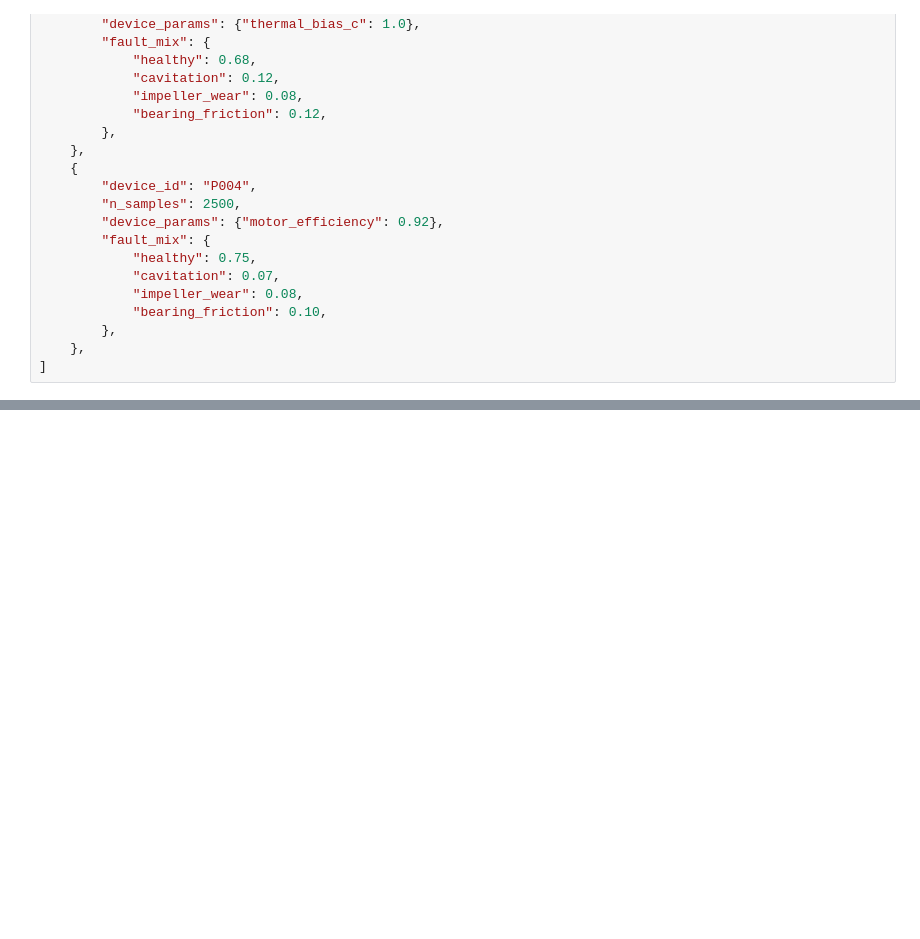
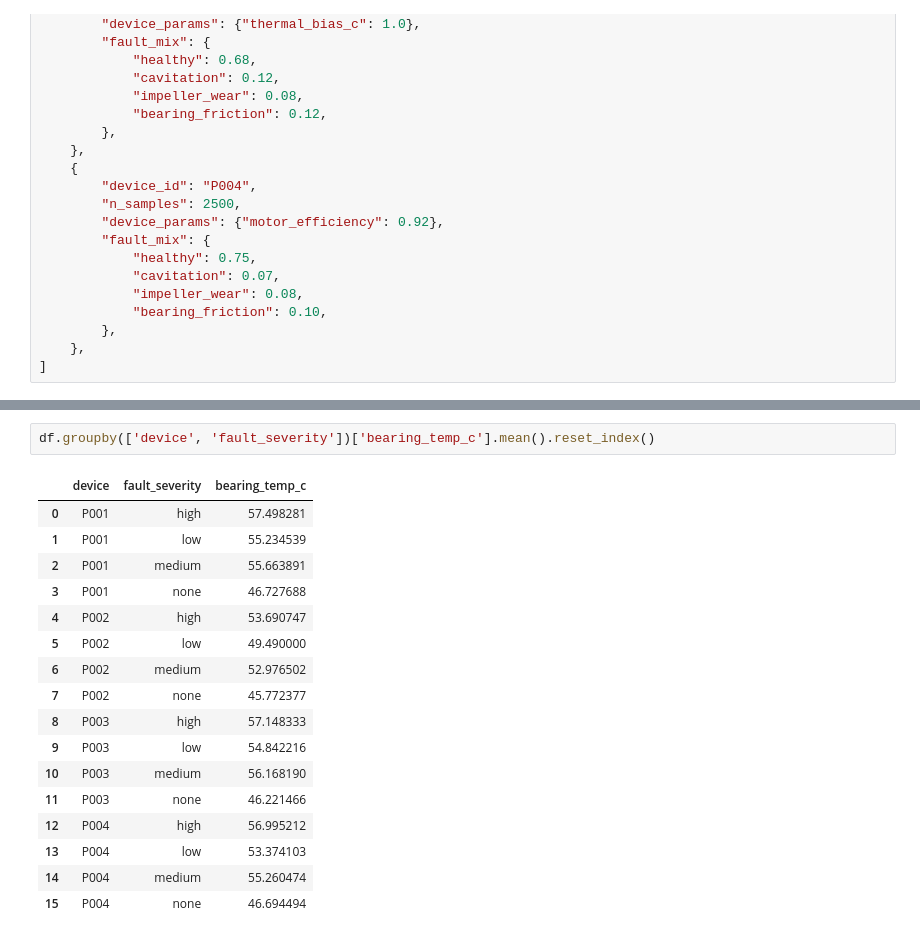
Before and after one commit to Aniket-Mishra/synthetic_data_generator, a Jupyter notebook: tabular/centrifugal_pump.ipynb, the cells around one changed output, grey strips where cells are left out. Cells and saved outputs as stored; diff of their text form; blank space fills up the shorter version.

```diff
--- a/tabular/centrifugal_pump.ipynb
+++ b/tabular/centrifugal_pump.ipynb
@@ -452,0 +476,20 @@ df
+# %%
+df.groupby(['device', 'fault_severity'])['bearing_temp_c'].mean().reset_index()
+# %% [output]
+|  | device | fault_severity | bearing_temp_c |
+| 0 | P001 | high | 57.498281 |
+| 1 | P001 | low | 55.234539 |
+| 2 | P001 | medium | 55.663891 |
+| 3 | P001 | none | 46.727688 |
+| 4 | P002 | high | 53.690747 |
+| 5 | P002 | low | 49.490000 |
+| 6 | P002 | medium | 52.976502 |
+| 7 | P002 | none | 45.772377 |
+| 8 | P003 | high | 57.148333 |
+| 9 | P003 | low | 54.842216 |
+| 10 | P003 | medium | 56.168190 |
+| 11 | P003 | none | 46.221466 |
+| 12 | P004 | high | 56.995212 |
+| 13 | P004 | low | 53.374103 |
+| 14 | P004 | medium | 55.260474 |
+| 15 | P004 | none | 46.694494 |
```
Also changed, not shown: parts of 6 cells of this notebook, 2 other files.
